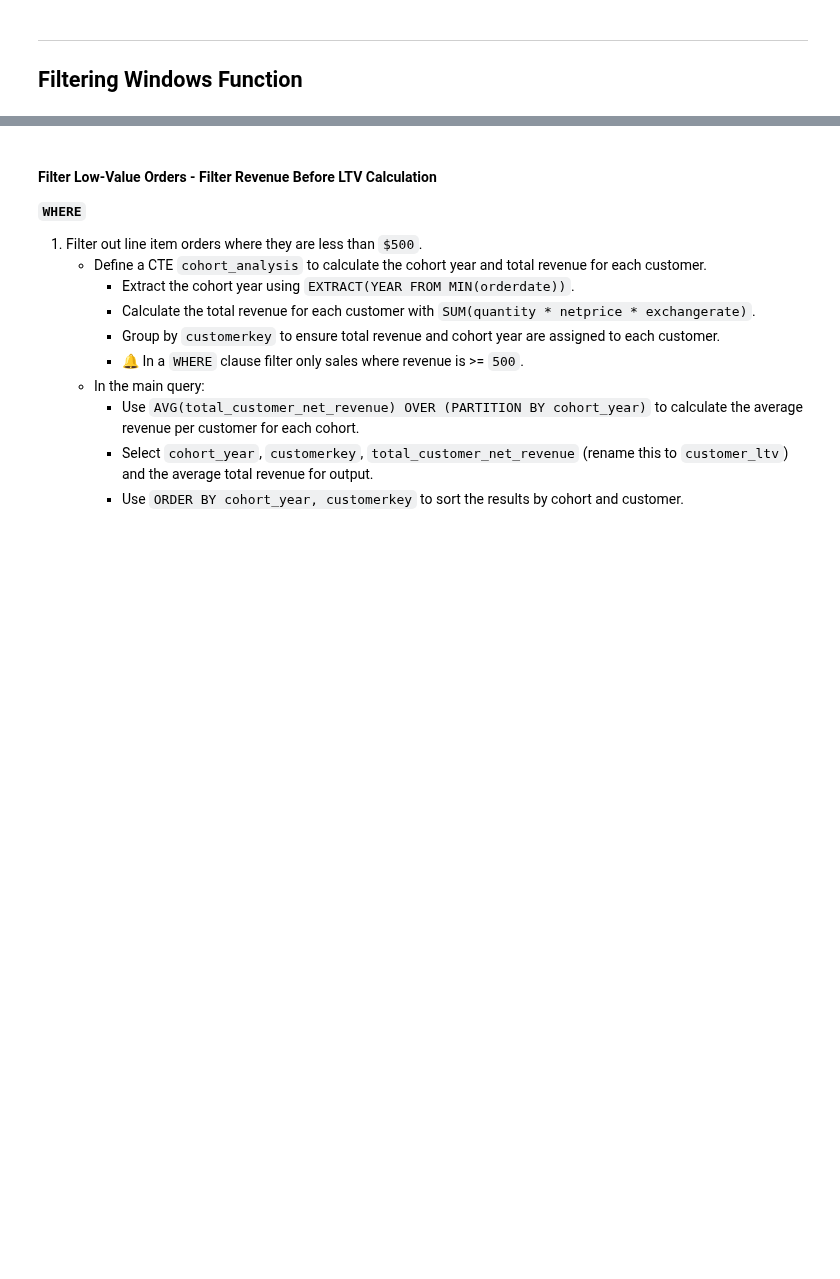
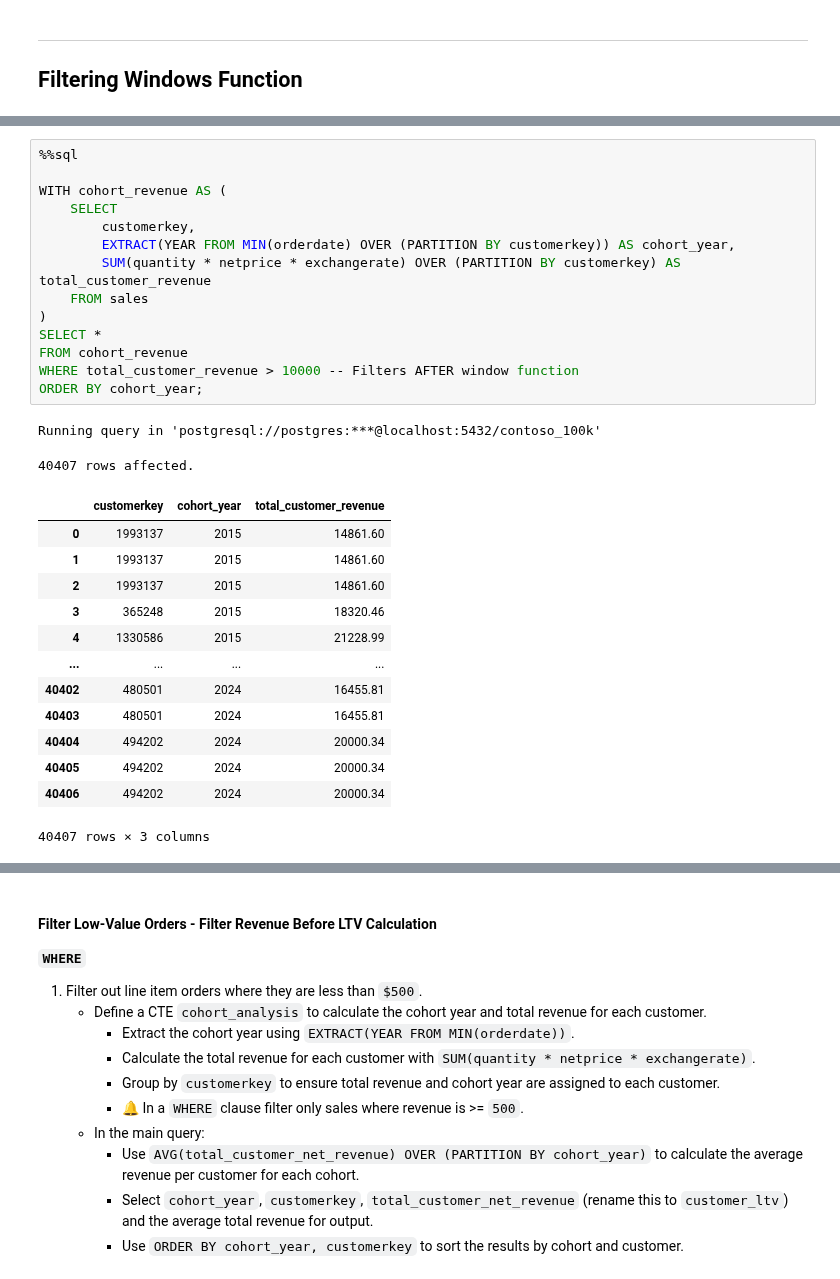
Before and after one commit to mgamzec/SQL_Data_Analytics_Project, a Jupyter notebook: 3_Windows_Functions/2_Aggregation.ipynb, the cells around one changed output, grey strips where cells are left out. Cells and saved outputs as stored; diff of their text form; blank space fills up the shorter version.

Commit message:
added simple examples for WHERE section

```diff
--- a/3_Windows_Functions/2_Aggregation.ipynb
+++ b/3_Windows_Functions/2_Aggregation.ipynb
@@ -651 +751,31 @@ Running query in 'postgresql://postgres:***@localhost:5432/contoso_100k'
+# %%
+%%sql
+
+WITH cohort_revenue AS (
+    SELECT
+        customerkey,
+        EXTRACT(YEAR FROM MIN(orderdate) OVER (PARTITION BY customerkey)) AS cohort_year,
+        SUM(quantity * netprice * exchangerate) OVER (PARTITION BY customerkey) AS total_customer_revenue
+    FROM sales
+)
+SELECT *
+FROM cohort_revenue
+WHERE total_customer_revenue > 10000 -- Filters AFTER window function
+ORDER BY cohort_year;
+# %% [output]
+Running query in 'postgresql://postgres:***@localhost:5432/contoso_100k'
+40407 rows affected.
+|  | customerkey | cohort_year | total_customer_revenue |
+| 0 | 1993137 | 2015 | 14861.60 |
+| 1 | 1993137 | 2015 | 14861.60 |
+| 2 | 1993137 | 2015 | 14861.60 |
+| 3 | 365248 | 2015 | 18320.46 |
+| 4 | 1330586 | 2015 | 21228.99 |
+| ... | ... | ... | ... |
+| 40402 | 480501 | 2024 | 16455.81 |
+| 40403 | 480501 | 2024 | 16455.81 |
+| 40404 | 494202 | 2024 | 20000.34 |
+| 40405 | 494202 | 2024 | 20000.34 |
+| 40406 | 494202 | 2024 | 20000.34 |
+40407 rows × 3 columns
 # %% [markdown]
```
Also changed, not shown: parts of 10 cells of this notebook, 2 other files.
